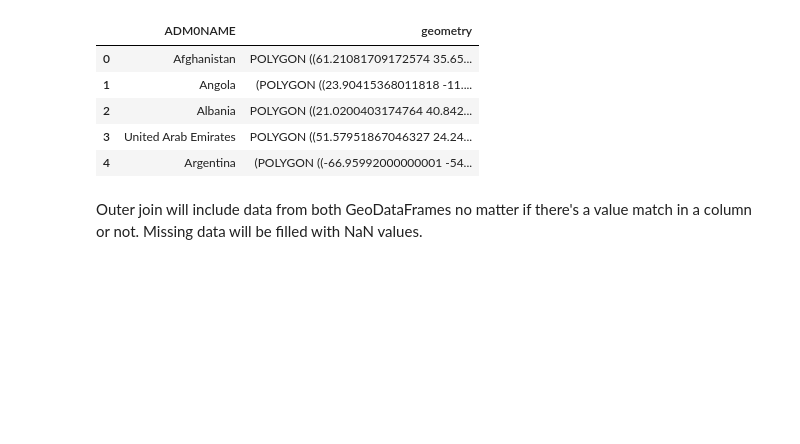
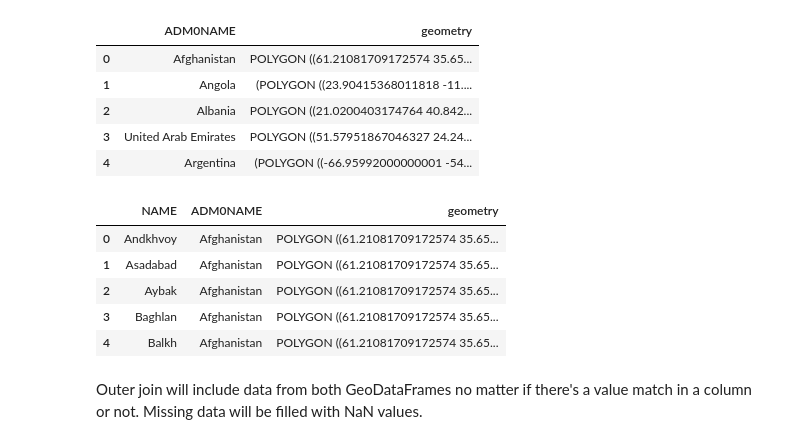
Before and after one commit to qbalabs/practical-python-for-gis-professionals, a Jupyter notebook: Module2/4-grouping-summarising-joining.ipynb, the cells around one changed output. Cells and saved outputs as stored; diff of their text form; code cells hidden in the pictures; blank space fills up the shorter version.

Commit message:
Adding additional example for inner join/merge

```diff
--- a/Module2/4-grouping-summarising-joining.ipynb
+++ b/Module2/4-grouping-summarising-joining.ipynb
@@ -142,6 +142,15 @@ newc
 | 2 | Albania | POLYGON ((21.0200403174764 40.842... |
 | 3 | United Arab Emirates | POLYGON ((51.57951867046327 24.24... |
 | 4 | Argentina | (POLYGON ((-66.95992000000001 -54... |
+# %%
+newp.merge(newc, on='ADM0NAME', how='inner')
+# %% [output]
+|  | NAME | ADM0NAME | geometry |
+| 0 | Andkhvoy | Afghanistan | POLYGON ((61.21081709172574 35.65... |
+| 1 | Asadabad | Afghanistan | POLYGON ((61.21081709172574 35.65... |
+| 2 | Aybak | Afghanistan | POLYGON ((61.21081709172574 35.65... |
+| 3 | Baghlan | Afghanistan | POLYGON ((61.21081709172574 35.65... |
+| 4 | Balkh | Afghanistan | POLYGON ((61.21081709172574 35.65... |
 # %% [markdown]
 Outer join will include data from both GeoDataFrames no matter
 if there's a value match in a column or not. Missing data will be
```
